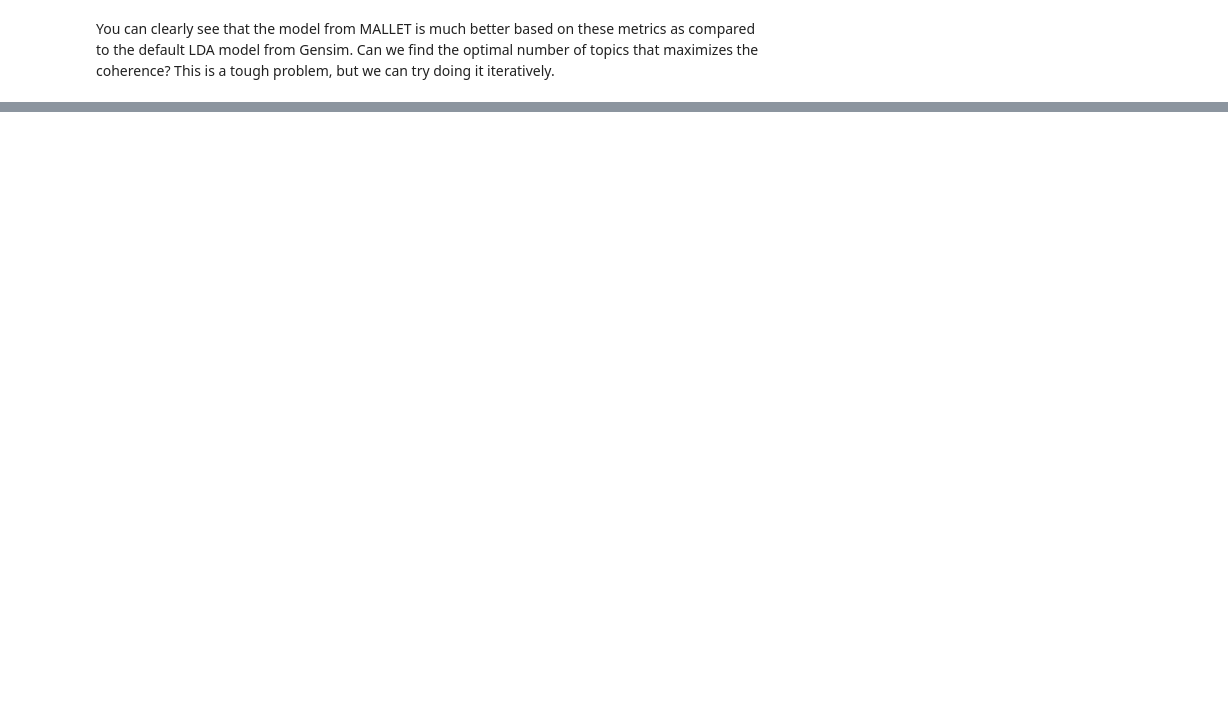
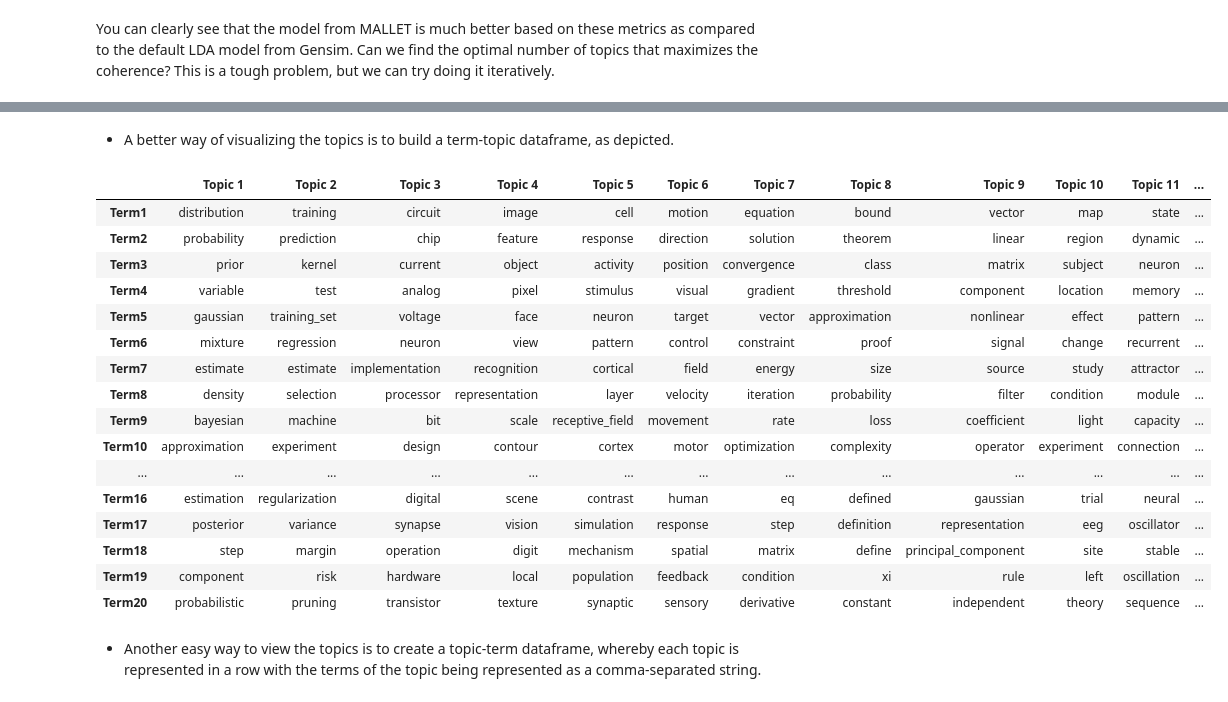
Before and after one commit to kurtsenol/machine-learning, a Jupyter notebook: LDA.ipynb, the cells around one changed output, grey strips where cells are left out. Cells and saved outputs as stored; diff of their text form; code cells hidden in the pictures; blank space fills up the shorter version.

```diff
--- a/LDA.ipynb
+++ b/LDA.ipynb
@@ -375,0 +447,4 @@ metrics as compared to the default LDA model from Gensim. Can we find the optima
+# %%
+coherence_df = pd.DataFrame({'Number of Topics': range(2, 31, 1), 'Coherence Score': np.round(coherence_scores, 4)})
+
+coherence_df.sort_values(by=['Coherence Score'], ascending=False).head(10)
@@ -375,0 +495,7 @@ metrics as compared to the default LDA model from Gensim. Can we find the optima
+# %%
+topics = [[(term, round(wt, 3)) for term, wt in best_lda_model.show_topic(n, topn=20)] for n in range(0, best_lda_model.num_topics)]
+
+for idx, topic in enumerate(topics):
+  print('Topic #'+str(idx+1)+':')
+  print([term for term, wt in topic])
+  print()
@@ -375,0 +520,26 @@ metrics as compared to the default LDA model from Gensim. Can we find the optima
+# %% [markdown]
+* A better way of visualizing the topics is to build a term-topic dataframe, as depicted.
+# %%
+topics_df = pd.DataFrame([[term for term, wt in topic] for topic in topics], columns = ['Term'+str(i) for i in range(1, 21)],
+                         index=['Topic '+str(t) for t in range(1, best_lda_model.num_topics+1)]).T
+topics_df
+# %% [output]
+|  | Topic 1 | Topic 2 | Topic 3 | Topic 4 | Topic 5 | Topic 6 | Topic 7 | Topic 8 | Topic 9 | Topic 10 | Topic 11 | ... |
+| Term1 | distribution | training | circuit | image | cell | motion | equation | bound | vector | map | state | ... |
+| Term2 | probability | prediction | chip | feature | response | direction | solution | theorem | linear | region | dynamic | ... |
+| Term3 | prior | kernel | current | object | activity | position | convergence | class | matrix | subject | neuron | ... |
+| Term4 | variable | test | analog | pixel | stimulus | visual | gradient | threshold | component | location | memory | ... |
+| Term5 | gaussian | training_set | voltage | face | neuron | target | vector | approximation | nonlinear | effect | pattern | ... |
+| Term6 | mixture | regression | neuron | view | pattern | control | constraint | proof | signal | change | recurrent | ... |
+| Term7 | estimate | estimate | implementation | recognition | cortical | field | energy | size | source | study | attractor | ... |
+| Term8 | density | selection | processor | representation | layer | velocity | iteration | probability | filter | condition | module | ... |
+| Term9 | bayesian | machine | bit | scale | receptive_field | movement | rate | loss | coefficient | light | capacity | ... |
+| Term10 | approximation | experiment | design | contour | cortex | motor | optimization | complexity | operator | experiment | connection | ... |
+| ... | ... | ... | ... | ... | ... | ... | ... | ... | ... | ... | ... | ... |
+| Term16 | estimation | regularization | digital | scene | contrast | human | eq | defined | gaussian | trial | neural | ... |
+| Term17 | posterior | variance | synapse | vision | simulation | response | step | definition | representation | eeg | oscillator | ... |
+| Term18 | step | margin | operation | digit | mechanism | spatial | matrix | define | principal_component | site | stable | ... |
+| Term19 | component | risk | hardware | local | population | feedback | condition | xi | rule | left | oscillation | ... |
+| Term20 | probabilistic | pruning | transistor | texture | synaptic | sensory | derivative | constant | independent | theory | sequence | ... |
+# %% [markdown]
+* Another easy way to view the topics is to create a topic-term dataframe, whereby each topic is represented in a row with the terms of the topic being represented as a comma-separated string.
```
Also changed, not shown: parts of 74 cells of this notebook.
